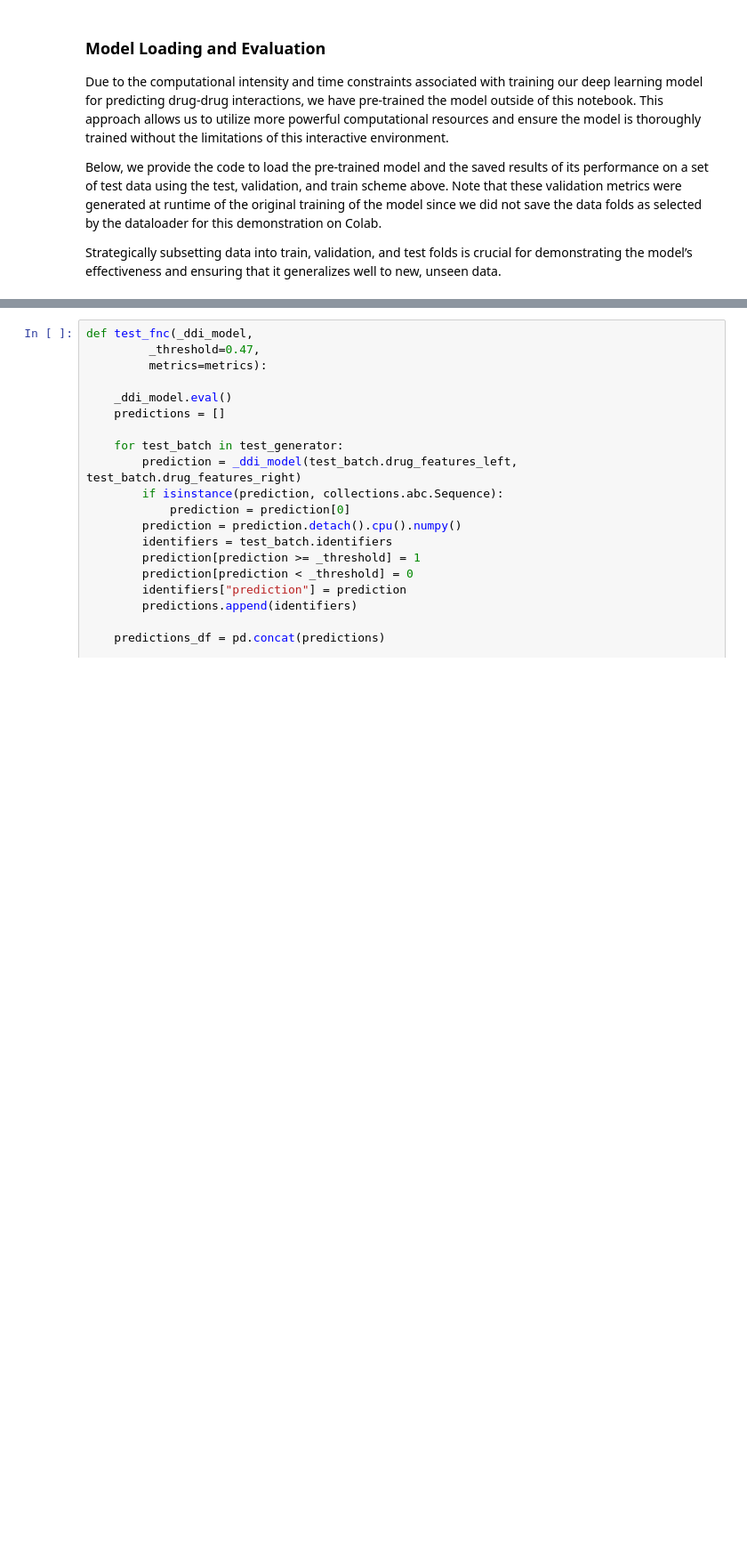
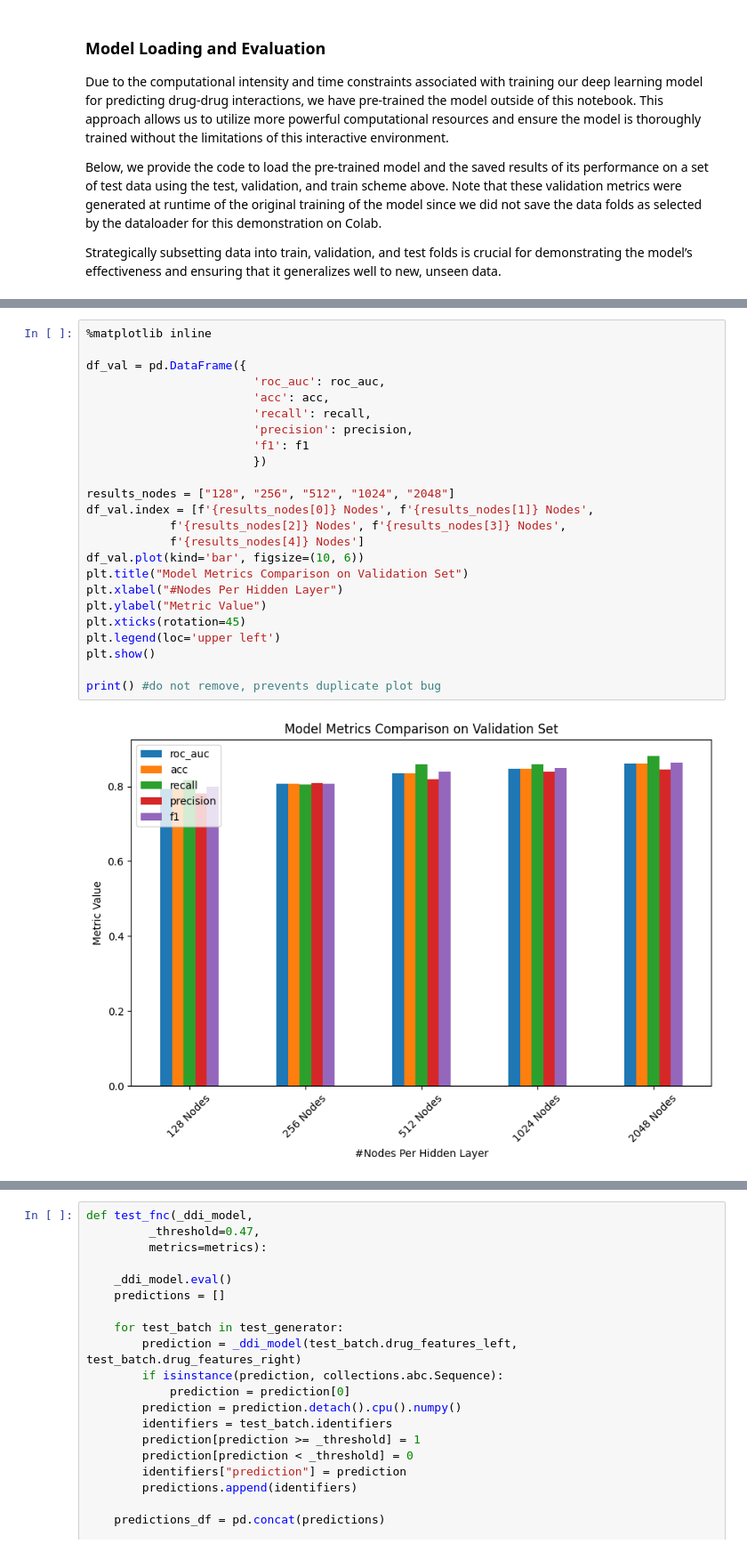
Before and after one commit to deeplearning4healthcare-team8/final-project-deepddi, a Jupyter notebook: DL4H_Team_8.ipynb, the cells around one changed output, grey strips where cells are left out. Shown at 89% size. Drawn from its saved outputs; the diff is of its cells as text; blank space fills up the shorter version.

```diff
--- a/DL4H_Team_8.ipynb
+++ b/DL4H_Team_8.ipynb
@@ -659 +750,27 @@ Our experiments reveal significant potential for enhancing the performance of DN
+# %%
+%matplotlib inline
+
+df_val = pd.DataFrame({
+                        'roc_auc': roc_auc,
+                        'acc': acc,
+                        'recall': recall,
+                        'precision': precision,
+                        'f1': f1
+                        })
+
+results_nodes = ["128", "256", "512", "1024", "2048"]
+df_val.index = [f'{results_nodes[0]} Nodes', f'{results_nodes[1]} Nodes',
+            f'{results_nodes[2]} Nodes', f'{results_nodes[3]} Nodes',
+            f'{results_nodes[4]} Nodes']
+df_val.plot(kind='bar', figsize=(10, 6))
+plt.title("Model Metrics Comparison on Validation Set")
+plt.xlabel("#Nodes Per Hidden Layer")
+plt.ylabel("Metric Value")
+plt.xticks(rotation=45)
+plt.legend(loc='upper left')
+plt.show()
+
+print() #do not remove, prevents duplicate plot bug
+# %% [output]
+[figure, added]
 # %% [markdown]
```
Also changed, not shown: parts of 24 cells of this notebook.
